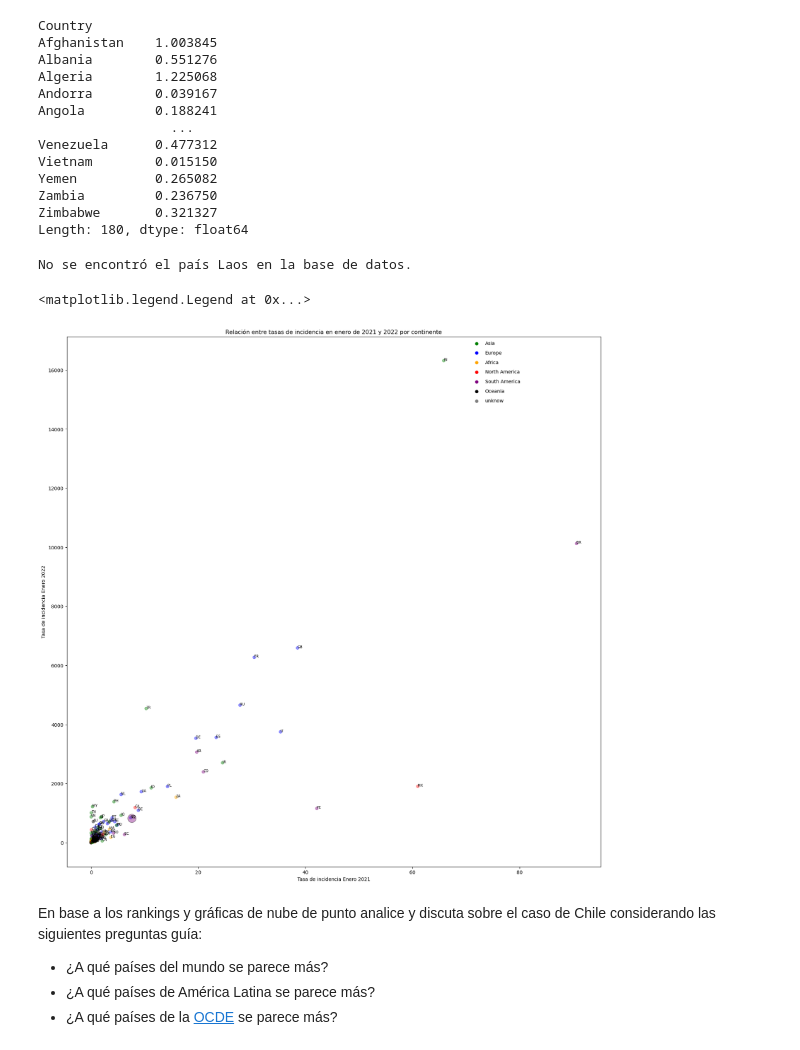
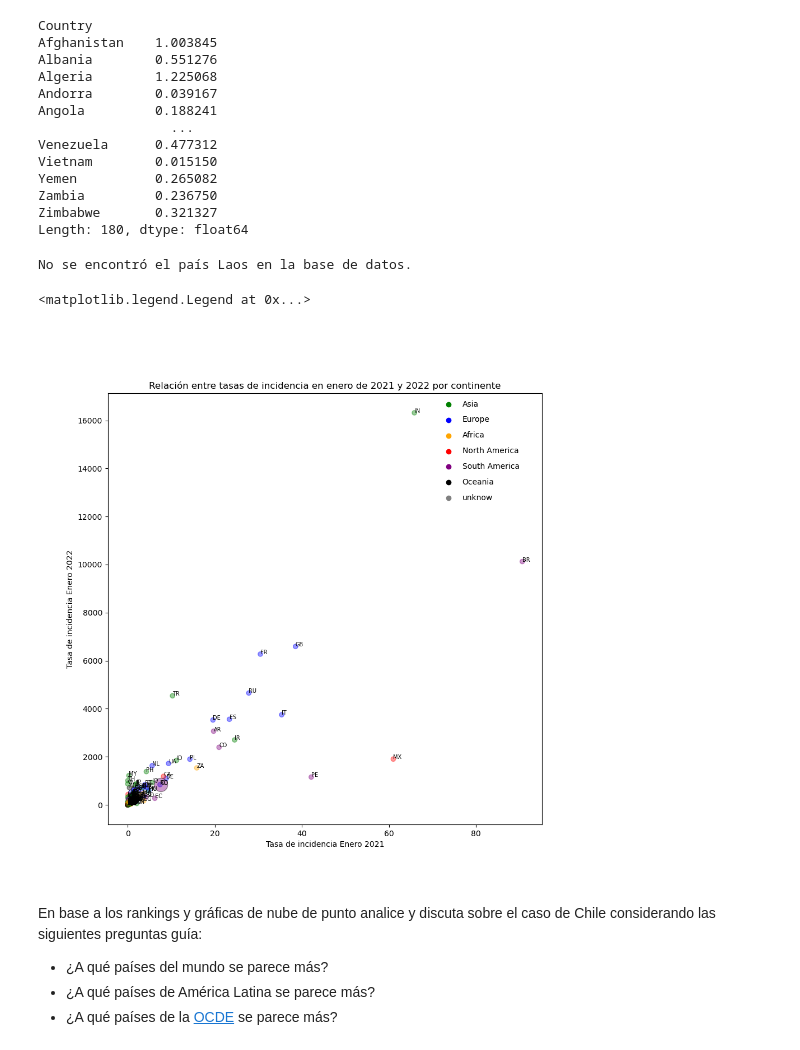
Before and after one commit to phuijse-classroom/info147-tarea-unidad1-lentejascontomate, a Jupyter notebook: enunciado.ipynb, the cells around one changed output. Cells and saved outputs as stored; diff of their text form; code cells hidden in the pictures.

```diff
--- a/enunciado.ipynb
+++ b/enunciado.ipynb
@@ -310,6 +310,6 @@ Zambia                   1
 Zimbabwe                 1
 Name: 2020-04-02 00:00:00, Length: 284, dtype: int64
 # %%
-df_m = df_m.groupby("Country/Region")[df_m.columns].sum()
+df_m = df_m.groupby("Country/Region")[df_m.columns[1:]].sum()
 df_m.head()
 # %% [output]
@@ -591,6 +591,7 @@ df_enero.head()
 | Angola | 8.102827 | 40.095737 | Africa | orange |
 # %%
 # Obtener los códigos alpha-2 de los países
+%matplotlib ipympl
 country_codes = {}
 for country in df_enero.index:
     try:
@@ -600,7 +601,7 @@ for country in df_enero.index:
         print(f"No se encontró el país {country} en la base de datos.")
 
 # Crear el gráfico
-fig, ax = plt.subplots(figsize=(20, 20))
+fig, ax = plt.subplots(figsize=(10, 10))
 pais="Chile"
 pais_size=300
 # Resto de los países
@@ -684,6 +685,7 @@ Zimbabwe       0.321327
 Length: 180, dtype: float64
 # %%
 # Obtener los códigos alpha-2 de los países
+%matplotlib ipympl
 country_codes = {}
 for country in df_enero.index:
     try:
@@ -693,40 +695,40 @@ for country in df_enero.index:
         print(f"No se encontró el país {country} en la base de datos.")
 
 # Crear el gráfico
-fig, ax = plt.subplots(figsize=(20, 20))
+fig, ax = plt.subplots(figsize=(10, 10))
 pais="Chile"
 pais_size=300
-# Resto de los países
+# grafico resto de los países
 mask_resto = df_enero.index != pais
 df_resto = df_enero[mask_resto]
 ax.scatter(df_resto["tasa_2021"], df_resto["tasa_2022"],
            c=df_resto["color"], alpha=0.4)
 
-# País de interés
+#grafico chile
 mask_pais = df_enero.index == pais
 df_pais = df_enero[mask_pais]
 ax.scatter(df_pais["tasa_2021"], df_pais["tasa_2022"],
            c=df_pais["color"], alpha=0.4, s=pais_size, edgecolors='black')
 
 # Anotar los códigos de los países
 for country, code in country_codes.items():
     x = df_enero.loc[country, "tasa_2021"]
     y = df_enero.loc[country, "tasa_2022"]
     ax.annotate(code, (x, y), fontsize=7)
 
 # Ajustar los ejes y el título
 ax.set_xlabel("Tasa de incidencia Enero 2021")
 ax.set_ylabel("Tasa de incidencia Enero 2022")
 ax.set_title("Relación entre tasas de incidencia en enero de 2021 y 2022 por continente")
 
 # Añadir leyenda
 for continent, color in continent_colors.items():
     ax.scatter([], [], c=color, label=continent)
 ax.legend(scatterpoints=1, frameon=False, labelspacing=1, loc="upper left",bbox_to_anchor=(0.75, 1.0))
 # %% [output]
 No se encontró el país Laos en la base de datos.
 <matplotlib.legend.Legend at 0x...>
-[figure, old version]
+[figure, new version]
 # %% [markdown]
 En base a los rankings y gráficas de nube de punto analice y discuta sobre el caso de Chile considerando las siguientes preguntas guía:
 
```
Also changed, not shown: parts of 6 cells of this notebook.
